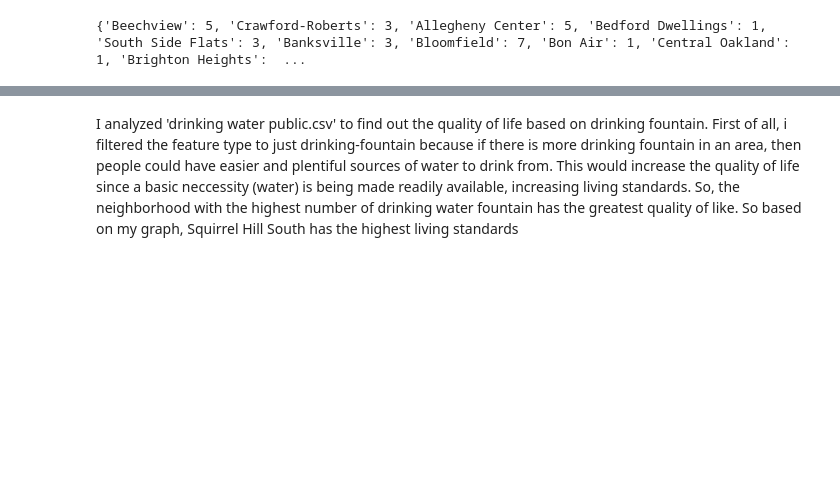
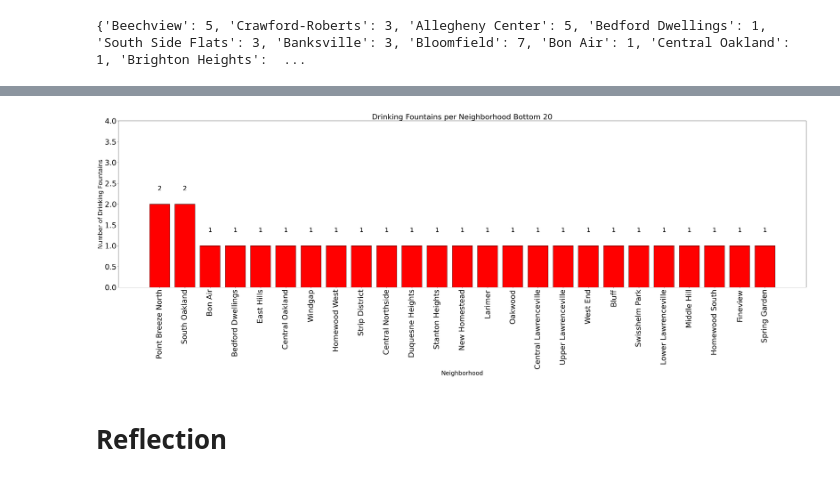
Before and after one commit to antscoding/Final-Project, a Jupyter notebook: Datasets/drink_water.ipynb, the cells around one changed output, grey strips where cells are left out. Cells and saved outputs as stored; diff of their text form; code cells hidden in the pictures; blank space fills up the shorter version.

```diff
--- a/Datasets/drink_water.ipynb
+++ b/Datasets/drink_water.ipynb
@@ -88,2 +80,31 @@ plt.show()
+# %%
+#bottom 25 neighbourhoods
+df2_bottom_20 = df2.tail(25)
+# Plot (neighborhoods on x-axis, Drinking fountain number on y-axis)
+plt.figure(figsize=(40, 15))
+bars = plt.bar(df2_bottom_20['Neighborhood'], df2_bottom_20['Number of drinking fountain'], color='red', edgecolor='black')
+#lables
+
+plt.xlabel('Neighborhood', fontsize=24)
+plt.ylabel('Number of Drinking Fountains', fontsize=24)
+plt.title('Drinking Fountains per Neighborhood Bottom 20', fontsize=30)
+
+# Rotate labels and enlarge tick labels
+plt.xticks(rotation=90, fontsize=30)
+plt.yticks(fontsize=30)
+
+# inceasing the value of the y-axis:
+plt.ylim(0,4)
+
+#value lables above bars for better analysis
+for bar in bars:
+    height = bar.get_height()
+    plt.text(bar.get_x() + bar.get_width()/2, height + 0.3, f'{int(height)}',
+             ha='center', va='bottom', fontsize=25)
+
+plt.tight_layout()
+plt.show()
+# %% [output]
+[figure, added]
 # %% [markdown]
-I analyzed 'drinking water public.csv' to find out the quality of life based on drinking fountain. First of all, i filtered the feature type to just drinking-fountain because if there is more drinking fountain in an area, then people could have easier and plentiful sources of water to drink from. This would increase the quality of life since a basic neccessity (water) is being made readily available, increasing living standards. So, the neighborhood with the highest number of drinking water fountain has the greatest quality of like. So based on my graph, Squirrel Hill South has the highest living standards
+# **Reflection**
```
Also changed, not shown: parts of 3 cells of this notebook.
